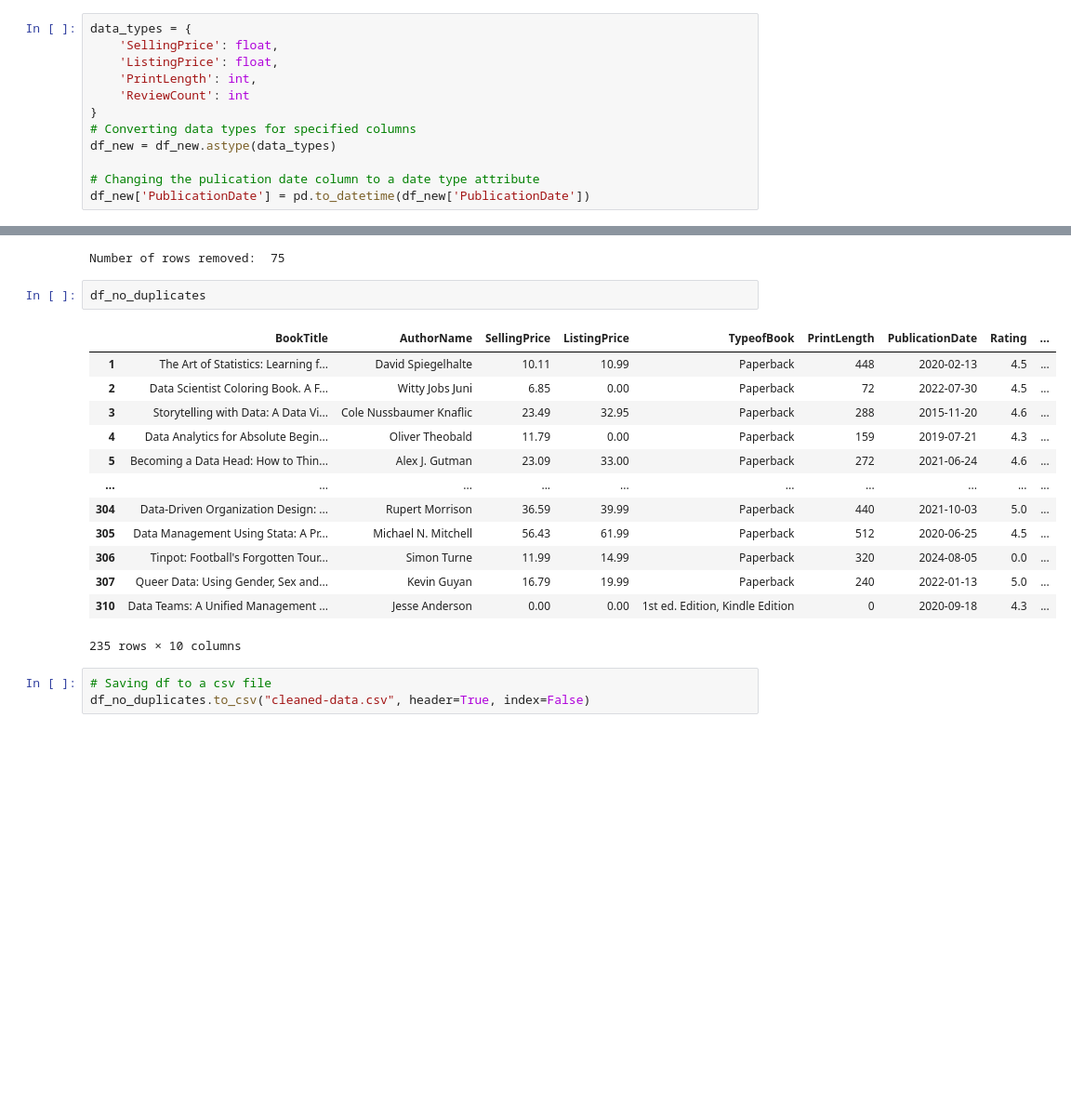
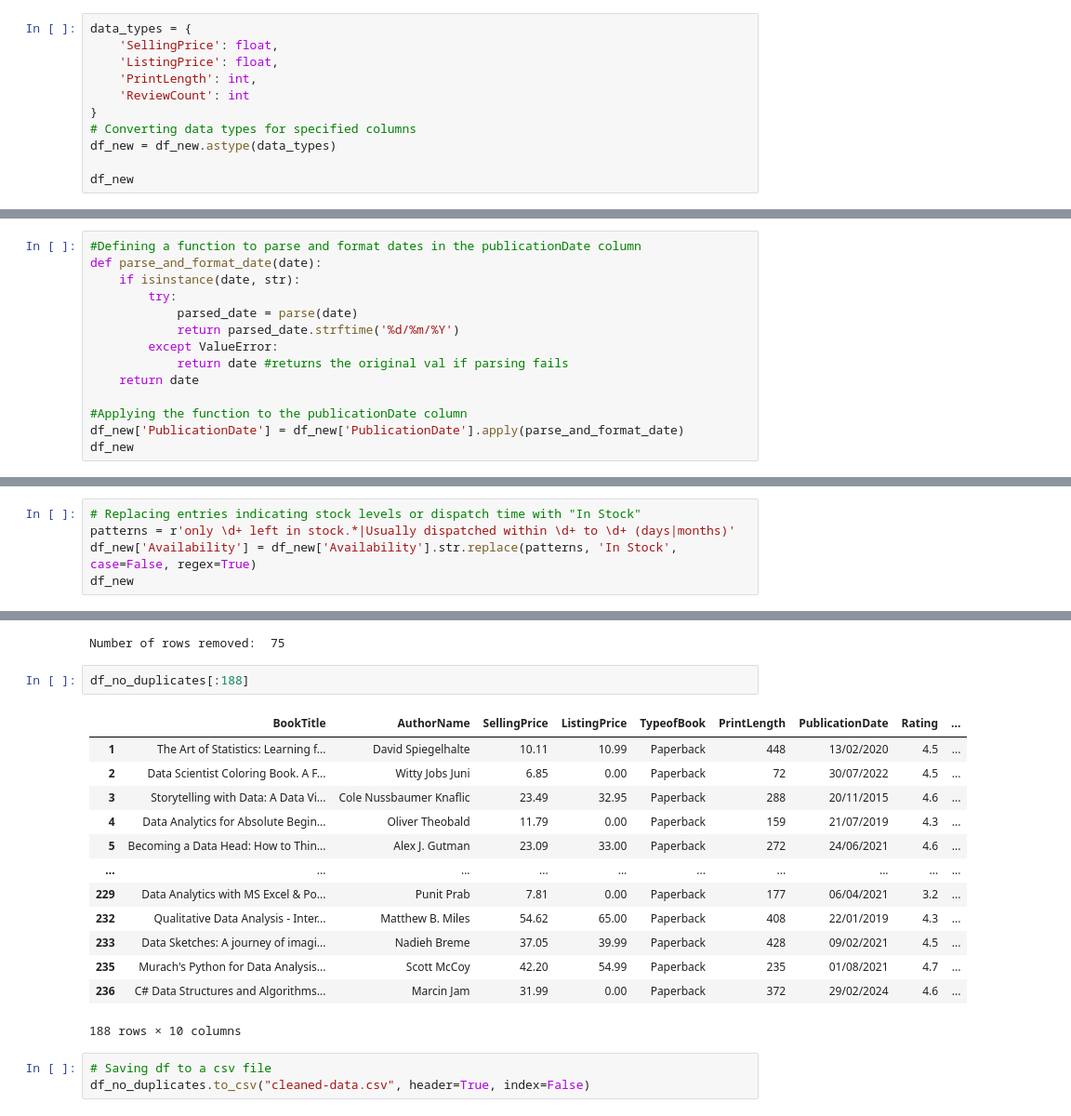
Before and after one commit to TendaiPhikiso/Amazon_web_Scraping_Transform, a Jupyter notebook: Amazon web scraping - Transformation Phase.ipynb, the cells around one changed output, grey strips where cells are left out. Shown: that part at 93% size. Drawn from its saved outputs; the diff is of its cells as text; blank space fills up the shorter version.

```diff
--- a/Amazon web scraping - Transformation Phase.ipynb
+++ b/Amazon web scraping - Transformation Phase.ipynb
@@ -187,5 +188,4 @@ data_types = {
 # Converting data types for specified columns
 df_new = df_new.astype(data_types)
 
-# Changing the pulication date column to a date type attribute
-df_new['PublicationDate'] = pd.to_datetime(df_new['PublicationDate'])
+df_new
@@ -191,0 +206,14 @@ df_new['PublicationDate'] = pd.to_datetime(df_new['PublicationDate'])
+# %%
+#Defining a function to parse and format dates in the publicationDate column
+def parse_and_format_date(date):
+    if isinstance(date, str):
+        try:
+            parsed_date = parse(date)
+            return parsed_date.strftime('%d/%m/%Y')
+        except ValueError:
+            return date #returns the original val if parsing fails
+    return date
+
+#Applying the function to the publicationDate column
+df_new['PublicationDate'] = df_new['PublicationDate'].apply(parse_and_format_date)
+df_new
@@ -205,0 +254,5 @@ df_new['Rating'] = df_new['Rating'].astype(float)
+# %%
+# Replacing entries indicating stock levels or dispatch time with "In Stock"
+patterns = r'only \d+ left in stock.*|Usually dispatched within \d+ to \d+ (days|months)'
+df_new['Availability'] = df_new['Availability'].str.replace(patterns, 'In Stock', case=False, regex=True)
+df_new
@@ -288,21 +355,21 @@ print("Number of rows removed: ", rows_removed)
 # %% [output]
 Number of rows removed:  75
 # %%
-df_no_duplicates
+df_no_duplicates[:188]
 # %% [output]
 |  | BookTitle | AuthorName | SellingPrice | ListingPrice | TypeofBook | PrintLength | PublicationDate | Rating | ... |
-| 1 | The Art of Statistics: Learning f... | David Spiegelhalte | 10.11 | 10.99 | Paperback | 448 | 2020-02-13 | 4.5 | ... |
-| 2 | Data Scientist Coloring Book. A F... | Witty Jobs Juni | 6.85 | 0.00 | Paperback | 72 | 2022-07-30 | 4.5 | ... |
-| 3 | Storytelling with Data: A Data Vi... | Cole Nussbaumer Knaflic | 23.49 | 32.95 | Paperback | 288 | 2015-11-20 | 4.6 | ... |
-| 4 | Data Analytics for Absolute Begin... | Oliver Theobald | 11.79 | 0.00 | Paperback | 159 | 2019-07-21 | 4.3 | ... |
-| 5 | Becoming a Data Head: How to Thin... | Alex J. Gutman | 23.09 | 33.00 | Paperback | 272 | 2021-06-24 | 4.6 | ... |
+| 1 | The Art of Statistics: Learning f... | David Spiegelhalte | 10.11 | 10.99 | Paperback | 448 | 13/02/2020 | 4.5 | ... |
+| 2 | Data Scientist Coloring Book. A F... | Witty Jobs Juni | 6.85 | 0.00 | Paperback | 72 | 30/07/2022 | 4.5 | ... |
+| 3 | Storytelling with Data: A Data Vi... | Cole Nussbaumer Knaflic | 23.49 | 32.95 | Paperback | 288 | 20/11/2015 | 4.6 | ... |
+| 4 | Data Analytics for Absolute Begin... | Oliver Theobald | 11.79 | 0.00 | Paperback | 159 | 21/07/2019 | 4.3 | ... |
+| 5 | Becoming a Data Head: How to Thin... | Alex J. Gutman | 23.09 | 33.00 | Paperback | 272 | 24/06/2021 | 4.6 | ... |
 | ... | ... | ... | ... | ... | ... | ... | ... | ... | ... |
-| 304 | Data-Driven Organization Design: ... | Rupert Morrison | 36.59 | 39.99 | Paperback | 440 | 2021-10-03 | 5.0 | ... |
-| 305 | Data Management Using Stata: A Pr... | Michael N. Mitchell | 56.43 | 61.99 | Paperback | 512 | 2020-06-25 | 4.5 | ... |
-| 306 | Tinpot: Football's Forgotten Tour... | Simon Turne | 11.99 | 14.99 | Paperback | 320 | 2024-08-05 | 0.0 | ... |
-| 307 | Queer Data: Using Gender, Sex and... | Kevin Guyan | 16.79 | 19.99 | Paperback | 240 | 2022-01-13 | 5.0 | ... |
-| 310 | Data Teams: A Unified Management ... | Jesse Anderson | 0.00 | 0.00 | 1st ed. Edition, Kindle Edition | 0 | 2020-09-18 | 4.3 | ... |
+| 229 | Data Analytics with MS Excel & Po... | Punit Prab | 7.81 | 0.00 | Paperback | 177 | 06/04/2021 | 3.2 | ... |
+| 232 | Qualitative Data Analysis - Inter... | Matthew B. Miles | 54.62 | 65.00 | Paperback | 408 | 22/01/2019 | 4.3 | ... |
+| 233 | Data Sketches: A journey of imagi... | Nadieh Breme | 37.05 | 39.99 | Paperback | 428 | 09/02/2021 | 4.5 | ... |
+| 235 | Murach's Python for Data Analysis... | Scott McCoy | 42.20 | 54.99 | Paperback | 235 | 01/08/2021 | 4.7 | ... |
+| 236 | C# Data Structures and Algorithms... | Marcin Jam | 31.99 | 0.00 | Paperback | 372 | 29/02/2024 | 4.6 | ... |
-235 rows × 10 columns
+188 rows × 10 columns
 # %%
 # Saving df to a csv file
 df_no_duplicates.to_csv("cleaned-data.csv", header=True, index=False)
```
Also changed, not shown: parts of 8 cells of this notebook.
